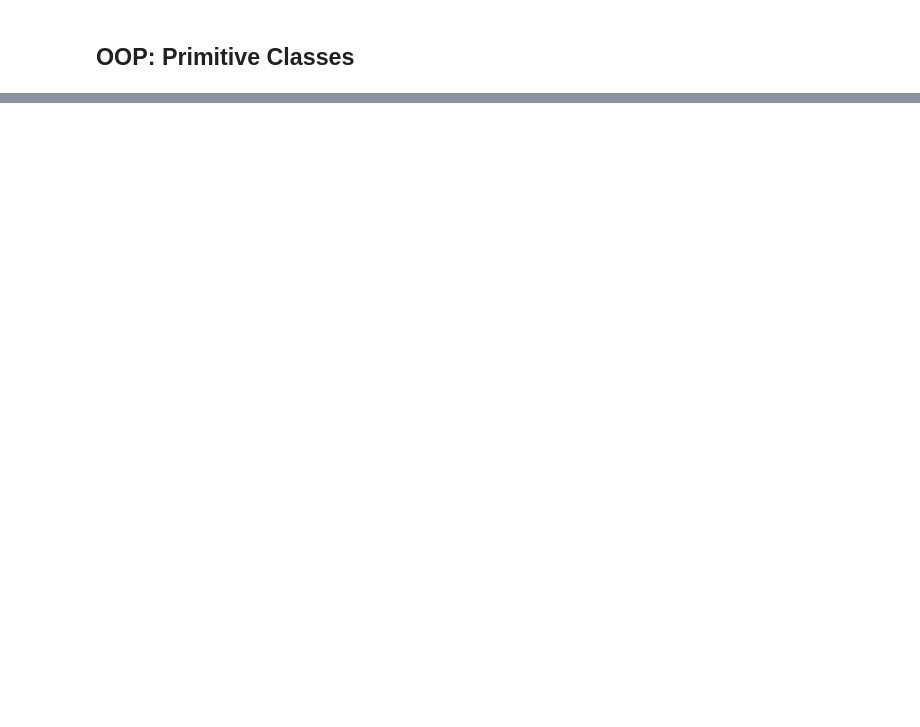
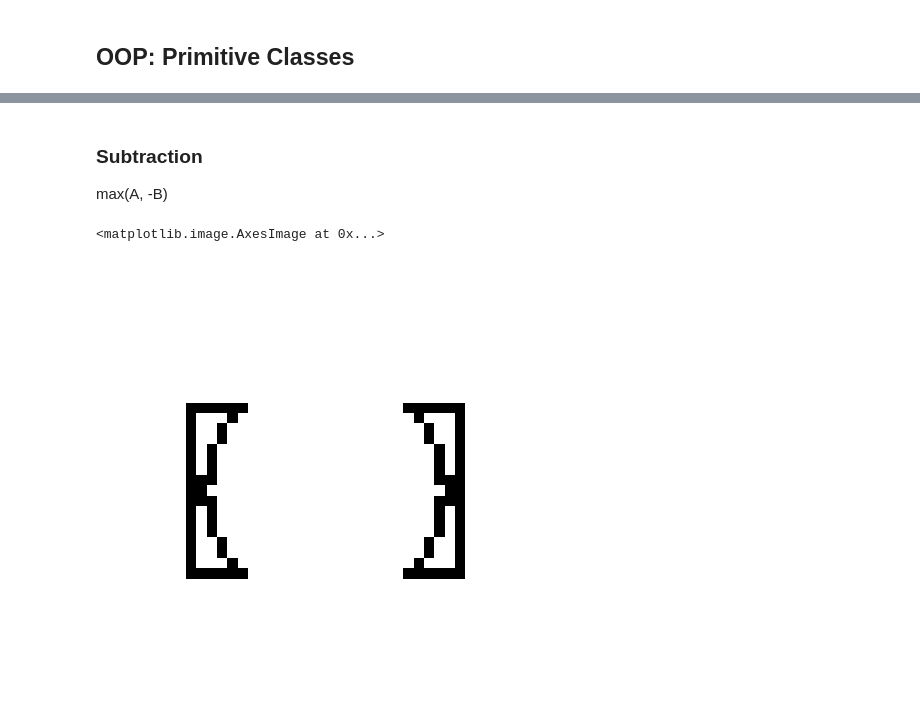
Before and after one commit to compas-teaching/ITA19, a Jupyter notebook: modules/module8/volmod.ipynb, the cells around one changed output, grey strips where cells are left out. Drawn from its saved outputs; the diff is of its cells as text; code cells hidden in the pictures; blank space fills up the shorter version.

```diff
--- a/modules/module8/volmod.ipynb
+++ b/modules/module8/volmod.ipynb
@@ -130,0 +163,10 @@ class Rectangle(object):
+# %% [markdown]
+### Subtraction
+max(A, -B)
+# %%
+plt.figure(figsize=(8,8))
+plt.axis('off')
+plt.imshow(abs(np.maximum(mr,-mc))<0.1,cmap='Greys')
+# %% [output]
+<matplotlib.image.AxesImage at 0x...>
+[figure, added]
```
Also changed, not shown: parts of 12 cells of this notebook.
